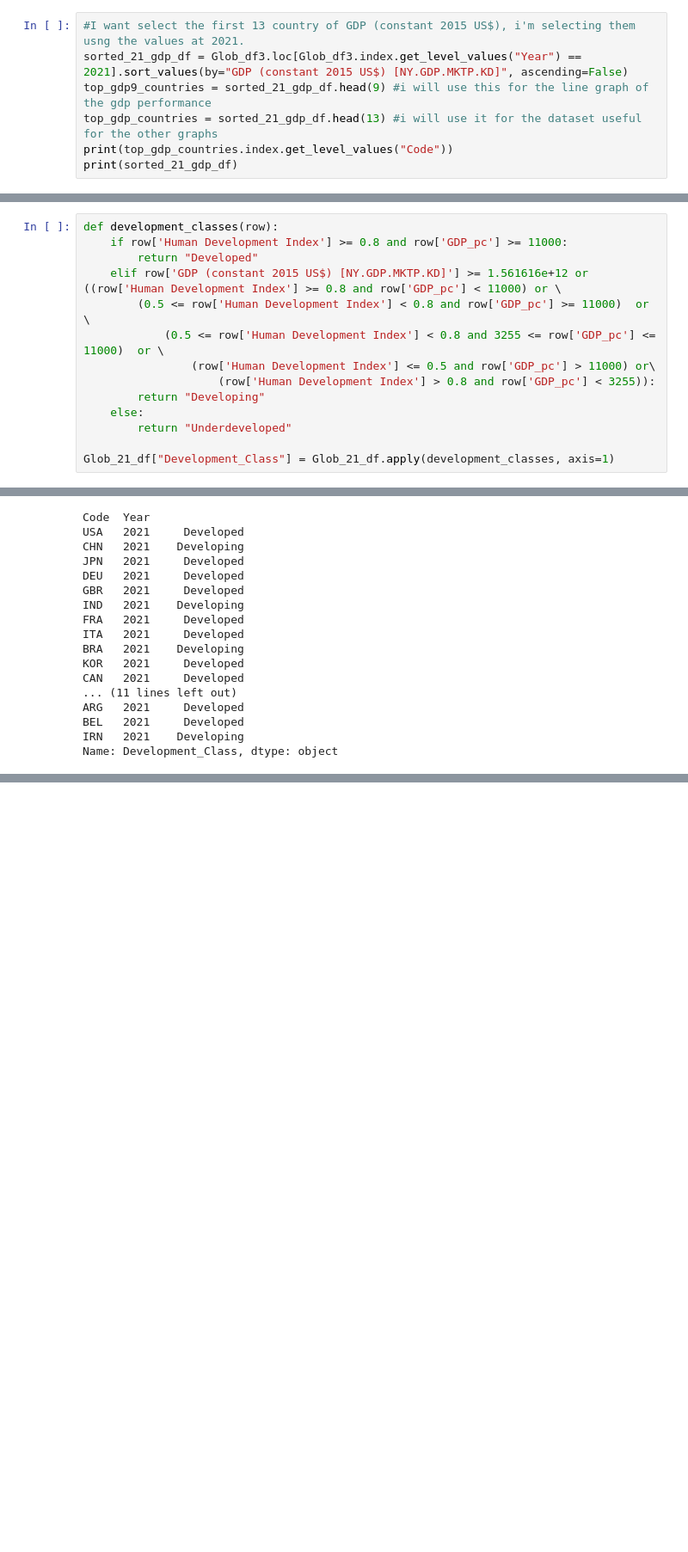
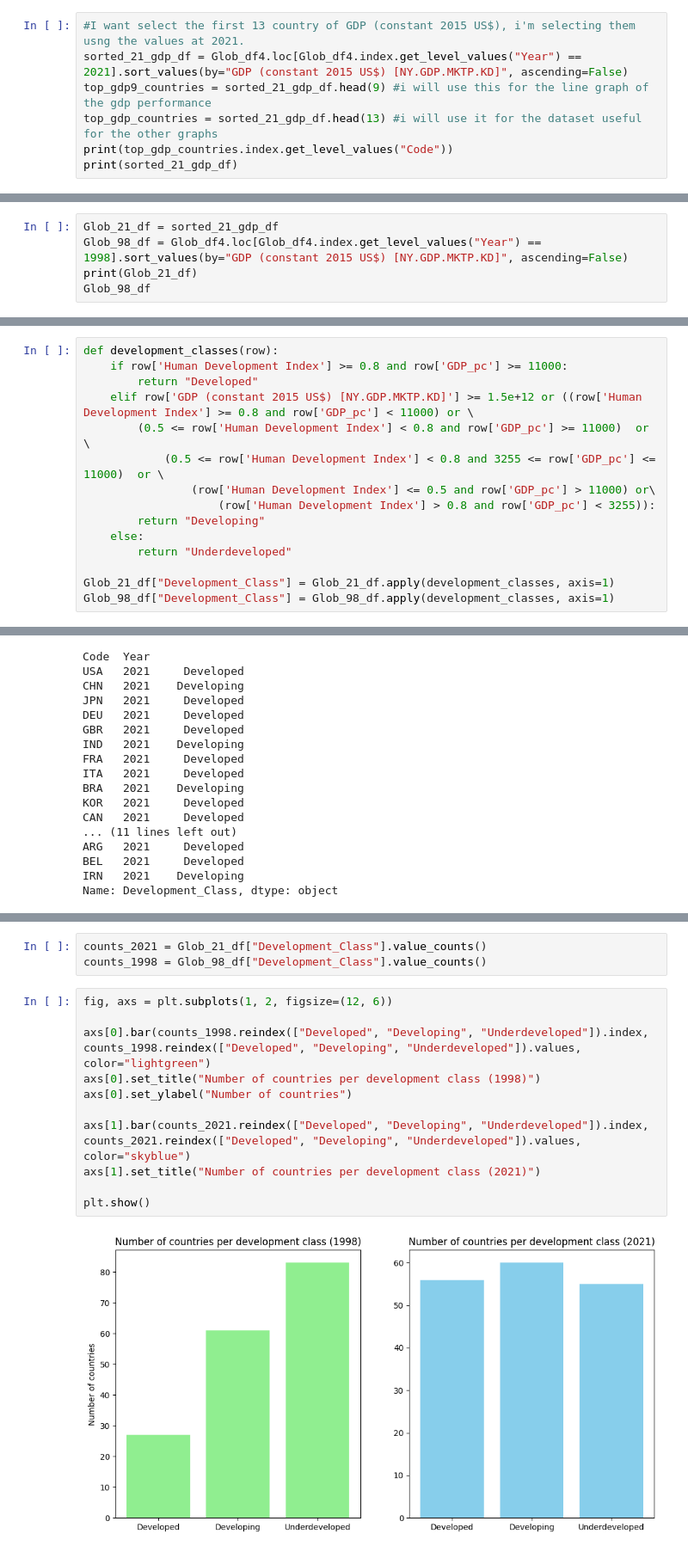
Before and after one commit to LosaLosSantos/Project_ER, a Jupyter notebook: Clean and Exploration.ipynb, the cells around one changed output, grey strips where cells are left out. Shown at 86% size. Cells and saved outputs as stored; diff of their text form; blank space fills up the shorter version.

```diff
--- a/Clean and Exploration.ipynb
+++ b/Clean and Exploration.ipynb
@@ -707,6 +699,6 @@ dtype: int64
 # %%
 #I want select the first 13 country of GDP (constant 2015 US$), i'm selecting them usng the values at 2021.
-sorted_21_gdp_df = Glob_df3.loc[Glob_df3.index.get_level_values("Year") == 2021].sort_values(by="GDP (constant 2015 US$) [NY.GDP.MKTP.KD]", ascending=False)
+sorted_21_gdp_df = Glob_df4.loc[Glob_df4.index.get_level_values("Year") == 2021].sort_values(by="GDP (constant 2015 US$) [NY.GDP.MKTP.KD]", ascending=False)
 top_gdp9_countries = sorted_21_gdp_df.head(9) #i will use this for the line graph of the gdp performance
 top_gdp_countries = sorted_21_gdp_df.head(13) #i will use it for the dataset useful for the other graphs
 print(top_gdp_countries.index.get_level_values("Code"))
@@ -985,0 +958,5 @@ Glob_21_df
+# %%
+Glob_21_df = sorted_21_gdp_df
+Glob_98_df = Glob_df4.loc[Glob_df4.index.get_level_values("Year") == 1998].sort_values(by="GDP (constant 2015 US$) [NY.GDP.MKTP.KD]", ascending=False)
+print(Glob_21_df)
+Glob_98_df
@@ -987,7 +996,7 @@ Glob_21_df
 def development_classes(row):
     if row['Human Development Index'] >= 0.8 and row['GDP_pc'] >= 11000:
         return "Developed"
-    elif row['GDP (constant 2015 US$) [NY.GDP.MKTP.KD]'] >= 1.561616e+12 or ((row['Human Development Index'] >= 0.8 and row['GDP_pc'] < 11000) or \
+    elif row['GDP (constant 2015 US$) [NY.GDP.MKTP.KD]'] >= 1.5e+12 or ((row['Human Development Index'] >= 0.8 and row['GDP_pc'] < 11000) or \
         (0.5 <= row['Human Development Index'] < 0.8 and row['GDP_pc'] >= 11000)  or \
             (0.5 <= row['Human Development Index'] < 0.8 and 3255 <= row['GDP_pc'] <= 11000)  or \
                 (row['Human Development Index'] <= 0.5 and row['GDP_pc'] > 11000) or\
@@ -997,6 +1006,7 @@ def development_classes(row):
         return "Underdeveloped"
 
 Glob_21_df["Development_Class"] = Glob_21_df.apply(development_classes, axis=1)
+Glob_98_df["Development_Class"] = Glob_98_df.apply(development_classes, axis=1)
 # %%
 Glob_21_df["Development_Class"].head(25)
 # %% [output]
@@ -1039,0 +1068,16 @@ dtype: int64
+# %%
+counts_2021 = Glob_21_df["Development_Class"].value_counts()
+counts_1998 = Glob_98_df["Development_Class"].value_counts()
+# %%
+fig, axs = plt.subplots(1, 2, figsize=(12, 6))
+
+axs[0].bar(counts_1998.reindex(["Developed", "Developing", "Underdeveloped"]).index, counts_1998.reindex(["Developed", "Developing", "Underdeveloped"]).values, color="lightgreen")
+axs[0].set_title("Number of countries per development class (1998)")
+axs[0].set_ylabel("Number of countries")
+
+axs[1].bar(counts_2021.reindex(["Developed", "Developing", "Underdeveloped"]).index, counts_2021.reindex(["Developed", "Developing", "Underdeveloped"]).values, color="skyblue")
+axs[1].set_title("Number of countries per development class (2021)")
+
+plt.show()
+# %% [output]
+[figure, added]
```
Also changed, not shown: parts of 21 cells of this notebook, 1 other file.
